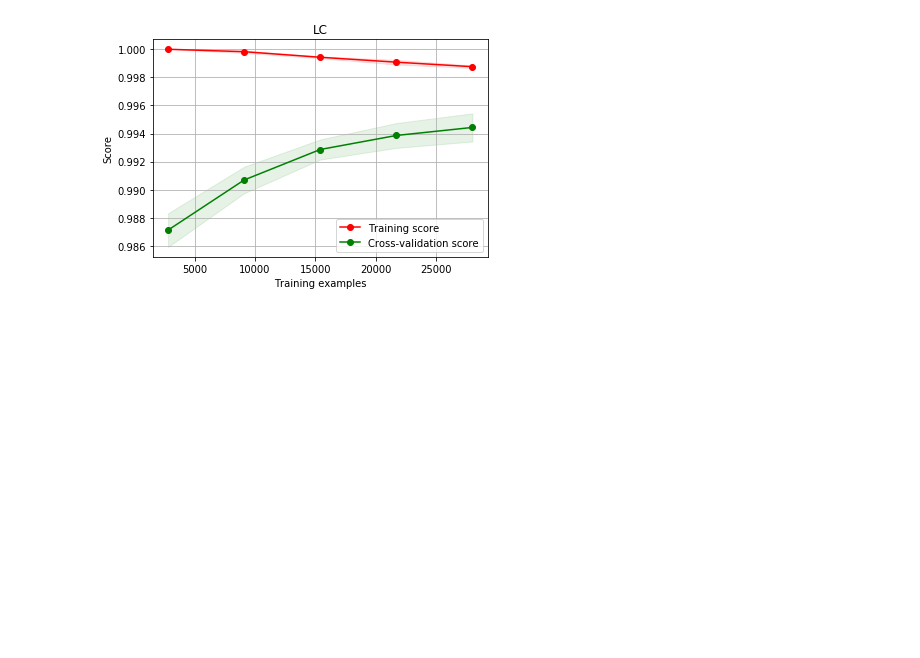
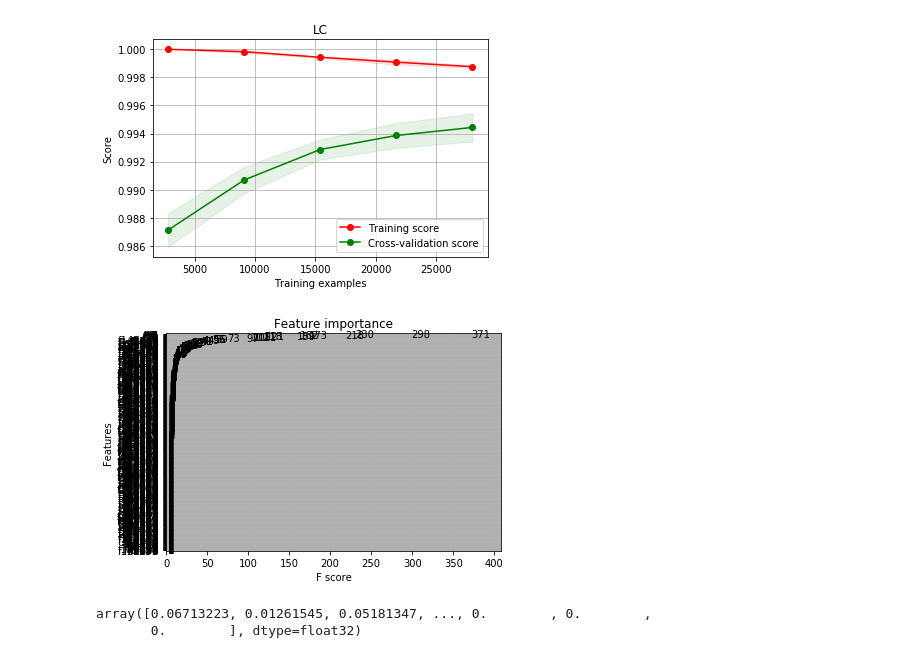
Before and after one commit to A-new/Proteus, a Jupyter notebook: code/model_training_testing.ipynb, the cells around one changed output. Cells and saved outputs as stored; diff of their text form; code cells hidden in the pictures; blank space fills up the shorter version.

```diff
--- a/code/model_training_testing.ipynb
+++ b/code/model_training_testing.ipynb
@@ -80,7 +80,7 @@ def preproc_pipeline():
                 ('selector', ItemSelector(key='entropy', dt='num')),
                 ('impute', Imputer(strategy='mean', axis=0))
             ])),
-            ('impots_c', Pipeline([
+            ('imports_count', Pipeline([
                 ('selector', ItemSelector(key='imports_count', dt='num')),
                 ('impute', Imputer(strategy='mean', axis=0))
             ])),
@@ -117,18 +117,18 @@ def preproc_pipeline():
                 ('selector', ItemSelector(key='pdata_entropy', dt='num')),
                 ('impute', Imputer(strategy='mean', axis=0))
             ])),
-            ('xdata_entropy', Pipeline([
-                ('selector', ItemSelector(key='xdata_entropy', dt='num')),
-                ('impute', Imputer(strategy='mean', axis=0))
-            ])),
-            ('bss_entropy', Pipeline([
-                ('selector', ItemSelector(key='bss_entropy', dt='num')),
-                ('impute', Imputer(strategy='mean', axis=0))
-            ])),
-            ('edata_entropy', Pipeline([
-                ('selector', ItemSelector(key='edata_entropy', dt='num')),
-                ('impute', Imputer(strategy='mean', axis=0))
-            ])),
+            #('xdata_entropy', Pipeline([
+            #    ('selector', ItemSelector(key='xdata_entropy', dt='num')),
+            #    ('impute', Imputer(strategy='mean', axis=0))
+            #])),
+            #('bss_entropy', Pipeline([
+            #    ('selector', ItemSelector(key='bss_entropy', dt='num')),
+            #    ('impute', Imputer(strategy='mean', axis=0))
+            #])),
+            #('edata_entropy', Pipeline([
+            #    ('selector', ItemSelector(key='edata_entropy', dt='num')),
+            #    ('impute', Imputer(strategy='mean', axis=0))
+            #])),
             ('idata_entropy', Pipeline([
                 ('selector', ItemSelector(key='idata_entropy', dt='num')),
                 ('impute', Imputer(strategy='mean', axis=0))
@@ -249,8 +250,8 @@ params = {
     # #'xgb__num_class': [2]
 }
 
-xgb = XGBClassifier(seed=42, n_estimators=1250,
-                    learning_rate=0.01, max_depth=8, min_child_weight=1, subsample=0.9, colsample_bytree=0.6)
+xgb = XGBClassifier(seed=42, n_estimators=100,
+                    learning_rate=0.1, max_depth=8, min_child_weight=1, subsample=0.9, colsample_bytree=0.6)
 # %% [markdown]
 # Grid search and testing
 # %%
@@ -377,7 +367,7 @@ with warnings.catch_warnings():
     plt.xlabel("Training examples")
     plt.ylabel("Score")
     train_sizes, train_scores, test_scores = learning_curve(
-        pipeline, features, labels, cv=5, n_jobs=4, train_sizes=np.linspace(.1, 1.0, 5))
+        pipeline, features, labels, cv=10, n_jobs=4, train_sizes=np.linspace(.1, 1.0, 5))
     train_scores_mean = np.mean(train_scores, axis=1)
     train_scores_std = np.std(train_scores, axis=1)
     test_scores_mean = np.mean(test_scores, axis=1)
@@ -402,7 +392,12 @@ with warnings.catch_warnings():
 # %%
 from xgboost import plot_importance
 import matplotlib.pyplot as plt
 
 pipeline.fit(features, labels)
 plot_importance(pipeline.named_steps['xgb'])
 plt.show()
+pipeline.named_steps['xgb'].feature_importances_
+# %% [output]
+[figure, added]
+array([0.06713223, 0.01261545, 0.05181347, ..., 0.        , 0.        ,
+       0.        ], dtype=float32)
```
Also changed, not shown: parts of 2 cells of this notebook.
